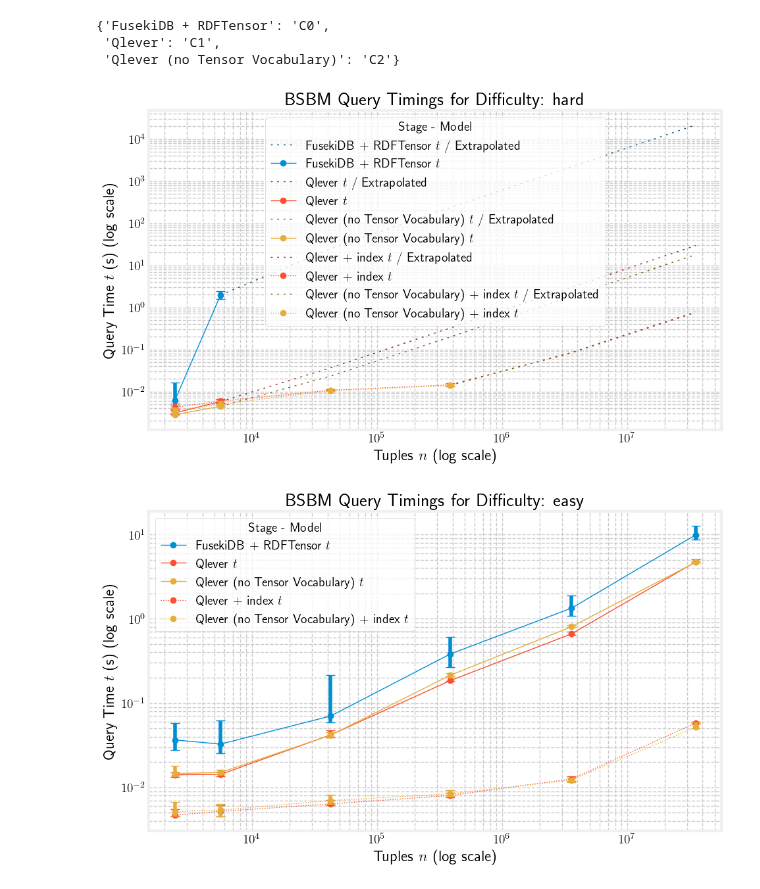
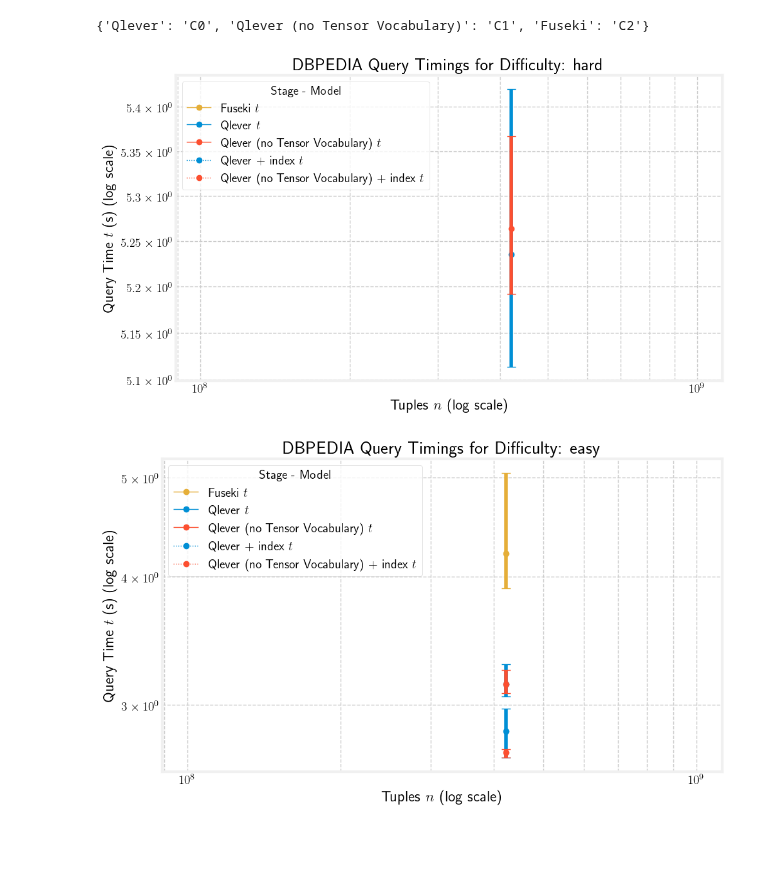
Before and after one commit to Dakantz/Dense-KG-Vector-DB, a Jupyter notebook: benchmarks/eval_timings_bsbm.ipynb, the cells around one changed output. Cells and saved outputs as stored; diff of their text form; code cells hidden in the pictures; blank space fills up the shorter version.

Commit message:
Wowaz some plots!

```diff
--- a/benchmarks/eval_timings_bsbm.ipynb
+++ b/benchmarks/eval_timings_bsbm.ipynb
@@ -9,6 +10,7 @@ import pandas as pd
 results_dir = Path("scratch") / "results"
 figures_dir = Path("scratch") / "figures"
 figures_dir.mkdir(exist_ok=True, parents=True)
+
 
 def combine_dfs(pattern: str, base_dir: Path) -> pd.DataFrame:
     dfs = []
@@ -20,8 +22,13 @@ def combine_dfs(pattern: str, base_dir: Path) -> pd.DataFrame:
 
 # stats_df = combine_dfs("bsbm_stats*.csv", results_dir)
 # timings_df = combine_dfs("bsbm_timings*.csv", results_dir)
-timings_df = pd.read_csv(Path("scratch") / "results" / "bsbm_timings_all.csv")
-stats_df = pd.read_csv(Path("scratch") / "results" / "bsbm_stats_all.csv")
+modes = {
+    "bsbm": "BSBM",
+    "dbpedia": "DBpedia",
+}
+mode = "dbpedia"
+timings_df = pd.read_csv(Path("scratch") / "results" / mode / f"{mode}_timings_all.csv")
+stats_df = pd.read_csv(Path("scratch") / "results" / mode / f"{mode}_stats_all.csv")
 # %%
 timings_df
 # %% [output]
@@ -66,7 +73,9 @@ Length: 3, dtype: str
 engines = timings_df["engine"].unique()
 difficulties = timings_df["difficulty"].unique()
 # %%
-baseline_engine = timings_df["engine"].unique()[0]
+engines = list(timings_df["engine"].unique())
+engines.sort()
+baseline_engine = engines[0]
 
 
 # calculate the median speedup vs the baseline engine for each difficulty + query type + engine + size
@@ -78,7 +87,7 @@ def calculate_speedup(
         df.groupby(["difficulty", "query_type", "engine", "estimated_size", "size"])[
             relevant_measure
         ]
-        .mean()
+        .median()
         .reset_index()
     )
     baseline_medians = medians[
@@ -95,7 +104,9 @@ def calculate_speedup(
         merged[f"{relevant_measure}_baseline"] / merged[relevant_measure]
     )
     merged = merged[merged["engine"] != baseline_engine]
-    return merged[["difficulty", "query_type", "engine", "estimated_size", "size", "speedup"]]
+    return merged[
+        ["difficulty", "query_type", "engine", "estimated_size", "size", "speedup"]
+    ]
 
 
 calculate_speedup(timings_df, baseline_engine, "embedded", "elapsed_time")
@@ -128,9 +131,7 @@ quantile_timings = groupings.quantile(quantiles).unstack().reset_index()
 colors = {eng: color for eng, color in zip(engines, ["C0", "C1", "C2", "C3", "C4"])}
 colors
 # %% [output]
-{'FusekiDB + RDFTensor': 'C0',
- 'Qlever': 'C1',
- 'Qlever (no Tensor Vocabulary)': 'C2'}
+{'Qlever': 'C0', 'Qlever (no Tensor Vocabulary)': 'C1', 'Fuseki': 'C2'}
 # %%
 import matplotlib.pyplot as plt
 import tikzplotlib
@@ -164,8 +165,11 @@ from numpy.polynomial import Polynomial
 def extrapolate_missing_sizes(df, possible_sizes, relevant_measure):
     df_filtered = df[df[relevant_measure].replace([np.inf, -np.inf], np.nan).notna()]
     missing_sizes = [s for s in possible_sizes if s not in df_filtered["size"].unique()]
-
+    if df_filtered.empty or len(missing_sizes) == 0:
+        return None
     poly = Polynomial.fit(df_filtered["size"], df_filtered[relevant_measure], deg=1)
+    if poly.coef.size == 0:
+        return None
     extrapolated_measures = poly(missing_sizes)
     extrapolated_df = pd.DataFrame(
         {
@@ -285,6 +289,8 @@ def calc_extra_ticks(series: pd.Series, tweens=[2, 3, 4, 5, 6, 7, 8, 9]):
     return extra_ticks
 
 
+extra_y_ticks = calc_extra_ticks(timings_df["elapsed_time"])
+extra_x_ticks = calc_extra_ticks(timings_df["size"])
 for i, difficulty in enumerate(difficulties):
     fig, ax = plt.subplots(1, 1, figsize=(10, 6))
     # ax = axes[i] if len(difficulties) > 1 else axes
@@ -295,13 +301,11 @@ for i, difficulty in enumerate(difficulties):
     ax.set_yscale("log")
     ax.set_xlabel("Tuples $n$ (log scale)")
     ax.set_ylabel("Query Time $t$ (s) (log scale)")
-    ax.set_title(f"BSBM Query Timings for Difficulty: {difficulty}")
+    ax.set_title(f"{mode.upper()} Query Timings for Difficulty: {difficulty}")
     ax.legend()
     ax.grid(True, which="both", ls="--")
-    extra_y_ticks = calc_extra_ticks(timings_df["elapsed_time"])
-    extra_x_ticks = calc_extra_ticks(timings_df["size"])
     tikzplotlib.save(
-        overview_dir / f"bsbm_timings_{difficulty}.tex",
+        overview_dir / f"{mode}_timings_{difficulty}.tex",
         extra_tikzpicture_parameters=[
             "scale=0.5",
             """every axis/.style={
@@ -330,37 +334,37 @@ for i, difficulty in enumerate(difficulties):
     legend = ax.legend(title="Stage - Model")
     legend.set_ncols(2)
     tikzplotlib.save(
-        overview_dir / f"bsbm_timings_{difficulty}_legend.tex",
+        overview_dir / f"{mode}_timings_{difficulty}_legend.tex",
         extra_tikzpicture_parameters=[
             "scale=0.5",
             """every axis/.style={
                     legend pos=south west,
                     legend style={
                 font=\\small},
                     legend columns=5,
                     extra x ticks={"""
             + ",".join(map(str, extra_x_ticks))
             + """},
                     extra y ticks={"""
             + ",".join(map(str, extra_y_ticks))
             + """},
                     extra x tick labels={ },
                     extra y tick labels={ },
                     extra tick style={
                         tick style={draw=none},
                         major grid style={dashed,red},
                         grid=major,
                     },
                 }""",
         ],
         axis_height="1\\textwidth",
         axis_width="2\\textwidth",
     )
-    plt.savefig(overview_dir / f"bsbm_timings_{difficulty}.png")
+    plt.savefig(overview_dir / f"{mode}_timings_{difficulty}.png")
     plt.show()
 # %% [output]
-[figure, old version]
+[figure, new version]
-[figure, old version]
+[figure, new version]
 # %%
 def plot_boxplot(
     ax: plt.Axes,
```
Also changed, not shown: parts of 8 cells of this notebook, 4 other files.
